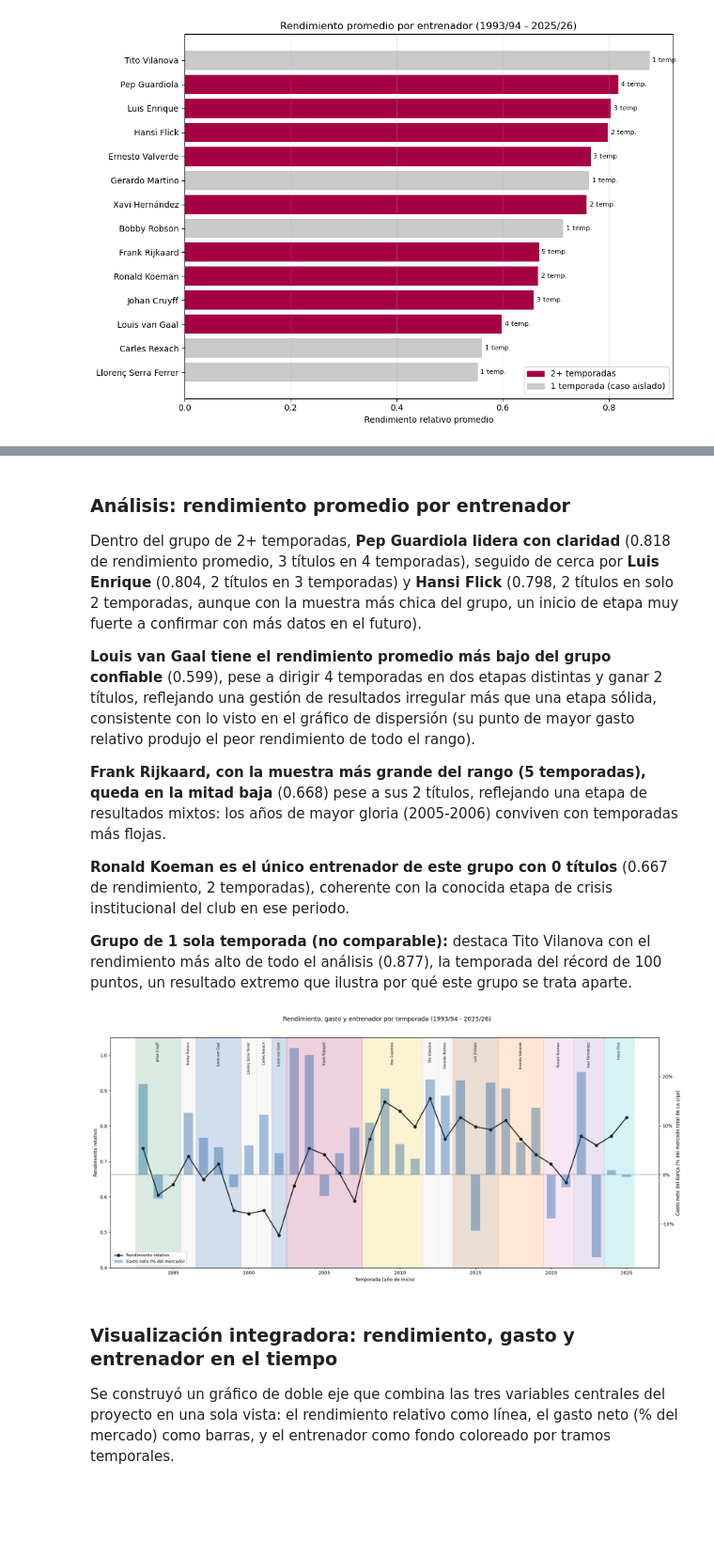
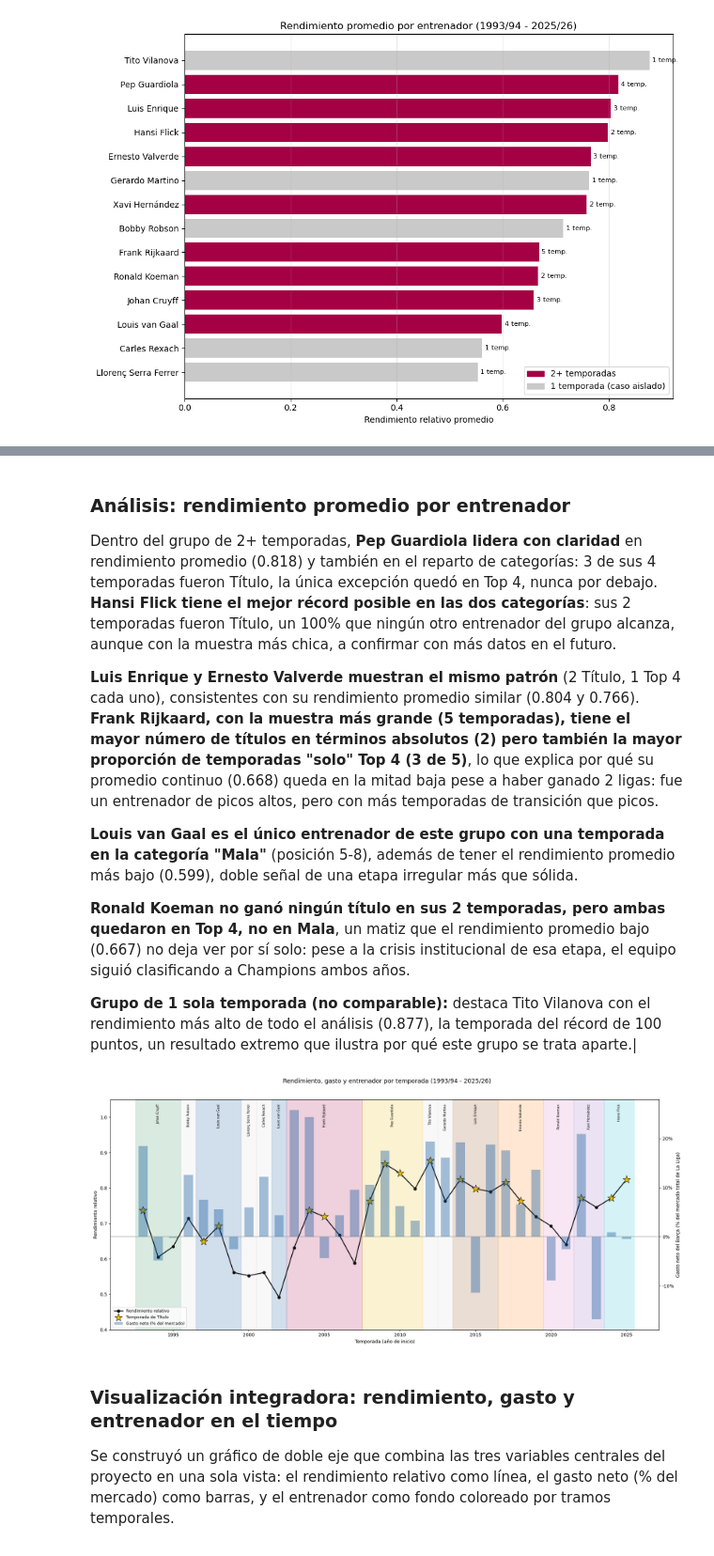
Before and after one commit to albertone448/always-barca, a Jupyter notebook: notebooks/02_analisis_rendimiento.ipynb, the cells around one changed output, grey strips where cells are left out. Shown at 94% size. Cells and saved outputs as stored; diff of their text form; code cells hidden in the pictures; blank space fills up the shorter version.

Commit message:
Agregar analisis de categorias de temporada: distribucion por entrenador, gasto por categoria y estrellas de titulo en el grafico integrador

```diff
--- a/notebooks/02_analisis_rendimiento.ipynb
+++ b/notebooks/02_analisis_rendimiento.ipynb
@@ -242,3 +271,30 @@ fig.savefig('../reports/figures/rendimiento_por_entrenador.png', dpi=150, bbox_i
 plt.show()
 # %% [output]
 [figure]
+# %%
+conteo_categorias = df_maestro[df_maestro['entrenador_principal'].isin(entrenadores_grandes)].groupby(
+    ['entrenador_principal', 'categoria_temporada']
+).size().unstack(fill_value=0)
+
+orden_categorias = ['Título', 'Top 4', 'Mala', 'Catastrófico']
+conteo_categorias = conteo_categorias.reindex(columns=orden_categorias, fill_value=0)
+
+orden_entrenadores = resumen_confiable.sort_values('rendimiento_promedio')['entrenador_principal']
+conteo_categorias = conteo_categorias.reindex(orden_entrenadores)
+
+colores_categoria = {'Título': '#edbb00', 'Top 4': '#a50044', 'Mala': '#888888', 'Catastrófico': '#2b2b2b'}
+
+fig, ax = plt.subplots(figsize=(10, 7))
+izquierda = pd.Series(0, index=conteo_categorias.index)
+for categoria in orden_categorias:
+    ax.barh(conteo_categorias.index, conteo_categorias[categoria], left=izquierda,
+             color=colores_categoria[categoria], label=categoria)
+    izquierda += conteo_categorias[categoria]
+
+ax.set_xlabel('Número de temporadas')
+ax.set_title('Distribución de categorías de temporada por entrenador (2+ temporadas)')
+ax.legend(loc='lower right')
+ax.grid(True, alpha=0.3, axis='x')
+plt.tight_layout()
+fig.savefig('../reports/figures/categorias_por_entrenador.png', dpi=150, bbox_inches='tight')
+plt.show()
@@ -245,15 +303,15 @@ plt.show()
 # %% [markdown]
 ### Análisis: rendimiento promedio por entrenador
 
-Dentro del grupo de 2+ temporadas, **Pep Guardiola lidera con claridad** (0.818 de rendimiento promedio, 3 títulos en 4 temporadas), seguido de cerca por **Luis Enrique** (0.804, 2 títulos en 3 temporadas) y **Hansi Flick** (0.798, 2 títulos en solo 2 temporadas, aunque con la muestra más chica del grupo, un inicio de etapa muy fuerte a confirmar con más datos en el futuro).
+Dentro del grupo de 2+ temporadas, **Pep Guardiola lidera con claridad** en rendimiento promedio (0.818) y también en el reparto de categorías: 3 de sus 4 temporadas fueron Título, la única excepción quedó en Top 4, nunca por debajo. **Hansi Flick tiene el mejor récord posible en las dos categorías**: sus 2 temporadas fueron Título, un 100% que ningún otro entrenador del grupo alcanza, aunque con la muestra más chica, a confirmar con más datos en el futuro.
 
-**Louis van Gaal tiene el rendimiento promedio más bajo del grupo confiable** (0.599), pese a dirigir 4 temporadas en dos etapas distintas y ganar 2 títulos, reflejando una gestión de resultados irregular más que una etapa sólida, consistente con lo visto en el gráfico de dispersión (su punto de mayor gasto relativo produjo el peor rendimiento de todo el rango).
+**Luis Enrique y Ernesto Valverde muestran el mismo patrón** (2 Título, 1 Top 4 cada uno), consistentes con su rendimiento promedio similar (0.804 y 0.766). **Frank Rijkaard, con la muestra más grande (5 temporadas), tiene el mayor número de títulos en términos absolutos (2) pero también la mayor proporción de temporadas "solo" Top 4 (3 de 5)**, lo que explica por qué su promedio continuo (0.668) queda en la mitad baja pese a haber ganado 2 ligas: fue un entrenador de picos altos, pero con más temporadas de transición que picos.
 
-**Frank Rijkaard, con la muestra más grande del rango (5 temporadas), queda en la mitad baja** (0.668) pese a sus 2 títulos, reflejando una etapa de resultados mixtos: los años de mayor gloria (2005-2006) conviven con temporadas más flojas.
+**Louis van Gaal es el único entrenador de este grupo con una temporada en la categoría "Mala"** (posición 5-8), además de tener el rendimiento promedio más bajo (0.599), doble señal de una etapa irregular más que sólida.
 
-**Ronald Koeman es el único entrenador de este grupo con 0 títulos** (0.667 de rendimiento, 2 temporadas), coherente con la conocida etapa de crisis institucional del club en ese periodo.
+**Ronald Koeman no ganó ningún título en sus 2 temporadas, pero ambas quedaron en Top 4, no en Mala**, un matiz que el rendimiento promedio bajo (0.667) no deja ver por sí solo: pese a la crisis institucional de esa etapa, el equipo siguió clasificando a Champions ambos años.
 
-**Grupo de 1 sola temporada (no comparable):** destaca Tito Vilanova con el rendimiento más alto de todo el análisis (0.877), la temporada del récord de 100 puntos, un resultado extremo que ilustra por qué este grupo se trata aparte.
+**Grupo de 1 sola temporada (no comparable):** destaca Tito Vilanova con el rendimiento más alto de todo el análisis (0.877), la temporada del récord de 100 puntos, un resultado extremo que ilustra por qué este grupo se trata aparte.|
 # %%
 fig, ax1 = plt.subplots(figsize=(18, 8))
 
@@ -266,34 +324,38 @@ while i < len(df_plot):
         j += 1
     fin = df_plot.loc[j, 'anio_inicio']
     color = mapa_color.get(entrenador, '#d9d9d9')
     ax1.axvspan(inicio - 0.5, fin + 0.5, color=color, alpha=0.18, zorder=0)
     ax1.text((inicio + fin) / 2, 0.98, entrenador, rotation=90, ha='center', va='top',
               fontsize=7, transform=ax1.get_xaxis_transform())
     i = j + 1
 
 ax1.plot(df_plot['anio_inicio'], df_plot['rendimiento_relativo'], color='#111111',
           marker='o', linewidth=2, label='Rendimiento relativo', zorder=3)
 ax1.set_ylabel('Rendimiento relativo')
 ax1.set_xlabel('Temporada (año de inicio)')
 ax1.set_ylim(0.4, 1.05)
 
+titulos = df_plot[df_plot['categoria_temporada'] == 'Título']
+ax1.scatter(titulos['anio_inicio'], titulos['rendimiento_relativo'], marker='*',
+             s=300, color='#edbb00', edgecolor='black', linewidth=0.8, zorder=4, label='Temporada de Título')
+
 ax2 = ax1.twinx()
 ax2.bar(df_plot['anio_inicio'], df_plot['proporcion_mercado_barca'], alpha=0.35,
          color='#004d98', width=0.6, label='Gasto neto (% del mercado)', zorder=2)
 ax2.set_ylabel('Gasto neto del Barça (% del mercado total de La Liga)')
 ax2.yaxis.set_major_formatter(FuncFormatter(lambda x, _: f'{x*100:.0f}%'))
 ax2.axhline(0, color='gray', linewidth=0.8)
 
 lines1, labels1 = ax1.get_legend_handles_labels()
 lines2, labels2 = ax2.get_legend_handles_labels()
 ax1.legend(lines1 + lines2, labels1 + labels2, loc='lower left', fontsize=9)
 
 fig.suptitle('Rendimiento, gasto y entrenador por temporada (1993/94 - 2025/26)', y=1.02, fontsize=13)
 plt.tight_layout()
 fig.savefig('../reports/figures/panorama_completo.png', dpi=150, bbox_inches='tight')
 plt.show()
 # %% [output]
-[figure, old version]
+[figure, new version]
 # %% [markdown]
 ### Visualización integradora: rendimiento, gasto y entrenador en el tiempo
 
```
Also changed, not shown: parts of 3 cells of this notebook, 3 other files.
